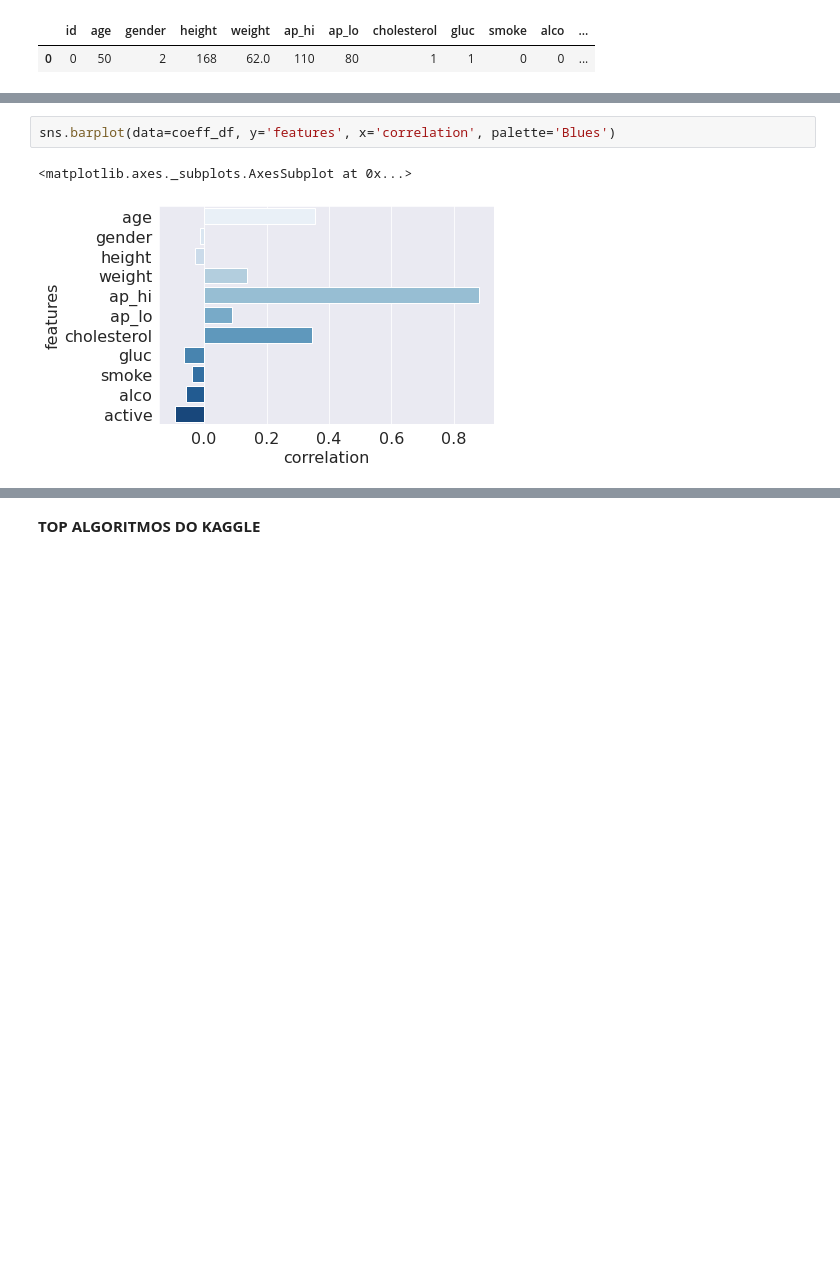
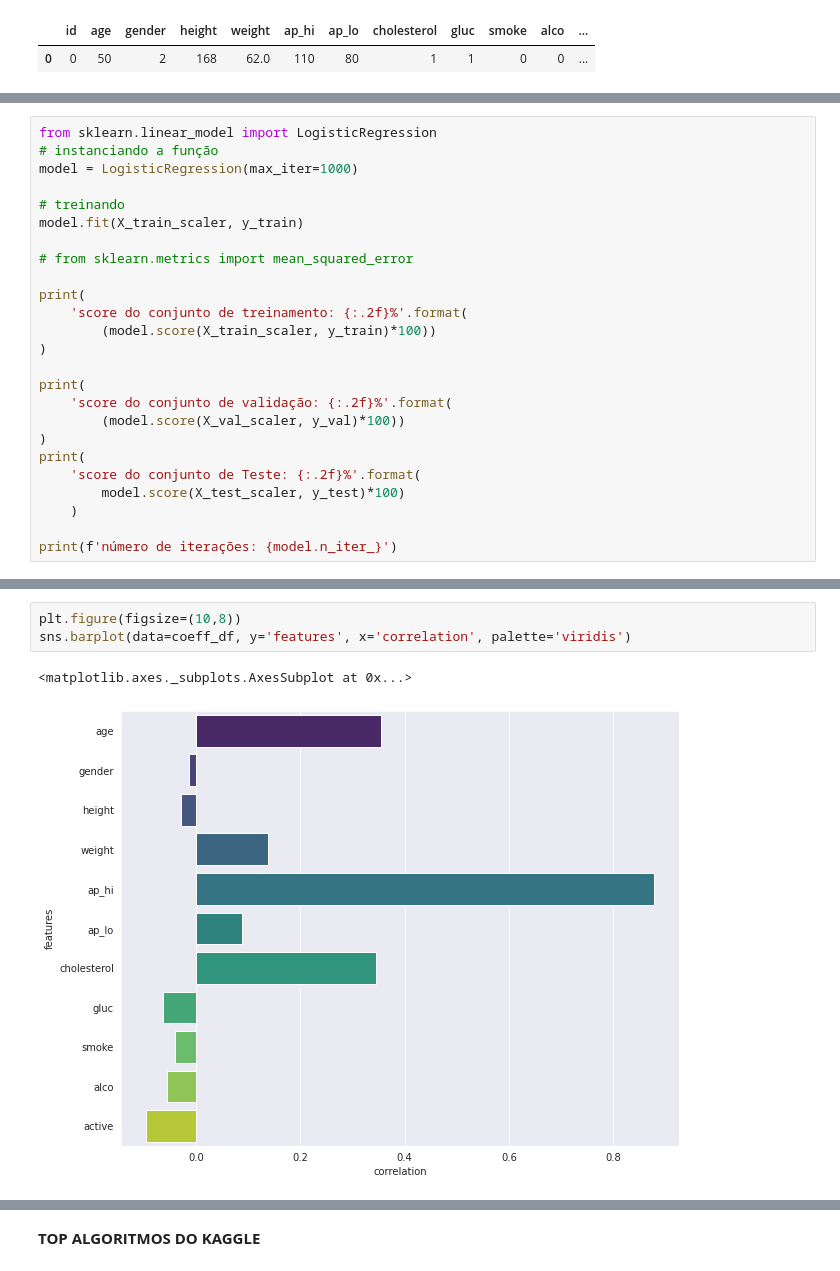
Before and after one commit to victor-hro/cardiovascular-disease-prediction, a Jupyter notebook: regressao_logistica.ipynb, the cells around one changed output, grey strips where cells are left out. Saved outputs shown, nothing was run; the diff lists cells and outputs as text; blank space fills up the shorter version.

```diff
--- a/regressao_logistica.ipynb
+++ b/regressao_logistica.ipynb
@@ -455,0 +543,25 @@ df_proba.head()
+# %%
+from sklearn.linear_model import LogisticRegression
+# instanciando a função
+model = LogisticRegression(max_iter=1000)
+
+# treinando
+model.fit(X_train_scaler, y_train)
+
+# from sklearn.metrics import mean_squared_error
+
+print(
+    'score do conjunto de treinamento: {:.2f}%'.format(
+        (model.score(X_train_scaler, y_train)*100))
+)
+
+print(
+    'score do conjunto de validação: {:.2f}%'.format(
+        (model.score(X_val_scaler, y_val)*100))
+)
+print(
+    'score do conjunto de Teste: {:.2f}%'.format(
+        model.score(X_test_scaler, y_test)*100)
+    )
+
+print(f'número de iterações: {model.n_iter_}')
@@ -475,5 +594,6 @@ coeff_df
 # %%
-sns.barplot(data=coeff_df, y='features', x='correlation', palette='Blues')
+plt.figure(figsize=(10,8))
+sns.barplot(data=coeff_df, y='features', x='correlation', palette='viridis')
 # %% [output]
 <matplotlib.axes._subplots.AxesSubplot at 0x...>
-[figure, old version]
+[figure, new version]
```
Also changed, not shown: parts of 57 cells of this notebook.
